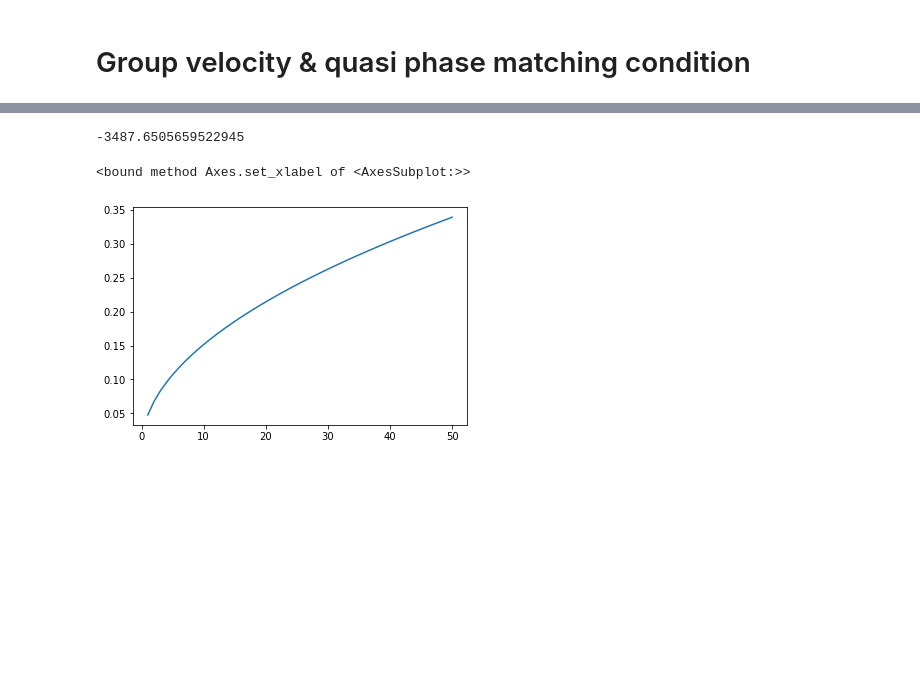
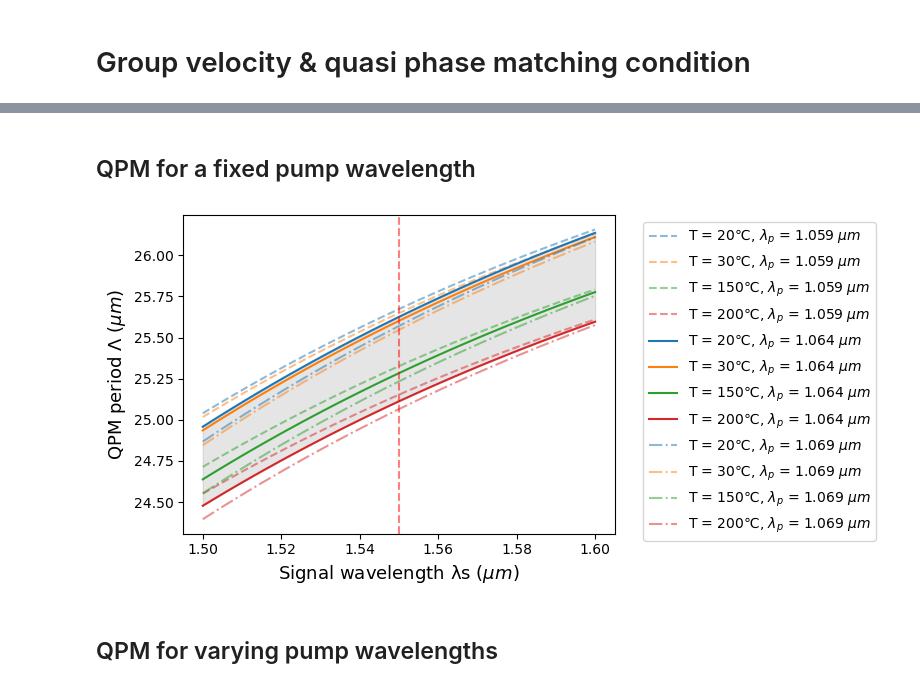
Before and after one commit to elaksono/split_step, a Jupyter notebook: QPM_Analytics.ipynb, the cells around one changed output, grey strips where cells are left out. Saved outputs shown, nothing was run; the diff lists cells and outputs as text; code cells hidden in the pictures; blank space fills up the shorter version.

```diff
--- a/QPM_Analytics.ipynb
+++ b/QPM_Analytics.ipynb
@@ -473,8 +139,0 @@ Units:
-# %%
-A_qpm = Avec_33; B_qpm = Bvec_33;
-pars_fit_33 = curve_fit(f_index_sq_33, lbd_data, nsq_data)[0]
-Avec_33 = pars_fit_33[:3]; Bvec_33 = pars_fit_33[3:]
-
-# Energy of the pump at 1 μm
-c0 = 3 * 1e8; λp0 = 1;
-epump = (1.054 * 1e-34) * (2*np.pi*c0)/(λp0 * 1e-6)
@@ -1052,12 +139,0 @@ funcF = F(τgrid2, λgrid2, δ2s, φp, ωsctr)
-# %%
-# 2. Calculating gain - loss profile
-λvec = np.arange(1.25, 1.85 + 1e-5, 0.005) # Signal
-τvec = np.linspace(-0.5, 0.5, 51)
-
-λgrid, τgrid = np.meshgrid(λvec, τvec)
-ggrid = np.zeros_like(λgrid)
-Pratio = 3.1;
-pump_in = cth * np.sqrt(Pratio);
-
-for i, j in product(range(len(τvec)), range(len(λvec))):
-    ggrid[i,j] = gain_udl(λp, λvec[j], λsctr, L_wg, pump_in) - net_loss(τvec[i], α_tot, φa)
@@ -1124,11 +140,2 @@ Dωmax =  2 * np.sqrt(2 * ϕpvec / np.abs(δ2s)) # fs
-# %%
-δ2s
-# %% [output]
--3487.6505659522945
-# %%
-fig, ax = plt.subplots(1,1)
-ax.plot(ϕpvec, Dωmax)
-ax.set_xlabel
-# %% [output]
-<bound method Axes.set_xlabel of <AxesSubplot:>>
-[figure, removed]
+# %% [markdown]
+## QPM for a fixed pump wavelength
@@ -1134,0 +168,25 @@ ax.set_xlabel
+# %%
+lbd_p_tab = [1.059, 1.064, 1.069]
+lbd_s_tab = np.linspace(1.5, 1.6, 100)
+Lqpm_22_list_p = np.array([[(2*np.pi)/qpm.qpm_dβ(1e5, lbd_p0, lbd_s_tab, Avec_22_list[j], Bvec_22_list[j], sgn = 0) for j in range(len(Tc_vec))] for lbd_p0 in lbd_p_tab])
+Lqpm_33_list_p = np.array([[(2*np.pi)/qpm.qpm_dβ(1e5, lbd_p0, lbd_s_tab, Avec_33_list[j], Bvec_33_list[j], sgn = 0) for j in range(len(Tc_vec))] for lbd_p0 in lbd_p_tab])
+# %%
+fig, ax = plt.subplots(1,1,figsize = (8,4), tight_layout = True)
+style_tab = ['--', '-', '-.', ':']
+alpha_tab = [0.5, 1, 0.5]
+for i in range(len(lbd_p_tab)):
+    for j in range(len(Tc_vec)):
+        ax.plot(lbd_s_tab, Lqpm_22_list_p[i][j], linestyle = style_tab[i], alpha = alpha_tab[i],
+                label = f"T = {Tc_vec[j]}"+u"\u2103" + f", $\lambda_p$ = {lbd_p_tab[i]} $\mu m$",
+                color = f"C{j}")
+ax.axvline(1.55, color = "red", linestyle = "dashed", alpha = 0.5)
+ax.fill_between(lbd_s_tab, Lqpm_22_list_p[1][0], Lqpm_22_list_p[1][-1], color = "gray", alpha = 0.2)
+ax.set_xlabel("Signal wavelength λs ($\mu m$)", fontsize = 13)
+ax.set_ylabel("QPM period $\Lambda$ ($\mu m$)", fontsize = 13)
+
+plt.legend(bbox_to_anchor=(1.05, 1))
+plt.savefig(f"./Plots/fig_Lqpm_22_{material}_df{df}_w{wt}_y{yt}_h{ht}_th{ang}.png", bbox_inches="tight")
+# %% [output]
+[figure, added]
+# %% [markdown]
+## QPM for varying pump wavelengths
```
Also changed, not shown: parts of 144 cells of this notebook, 2 other files.
